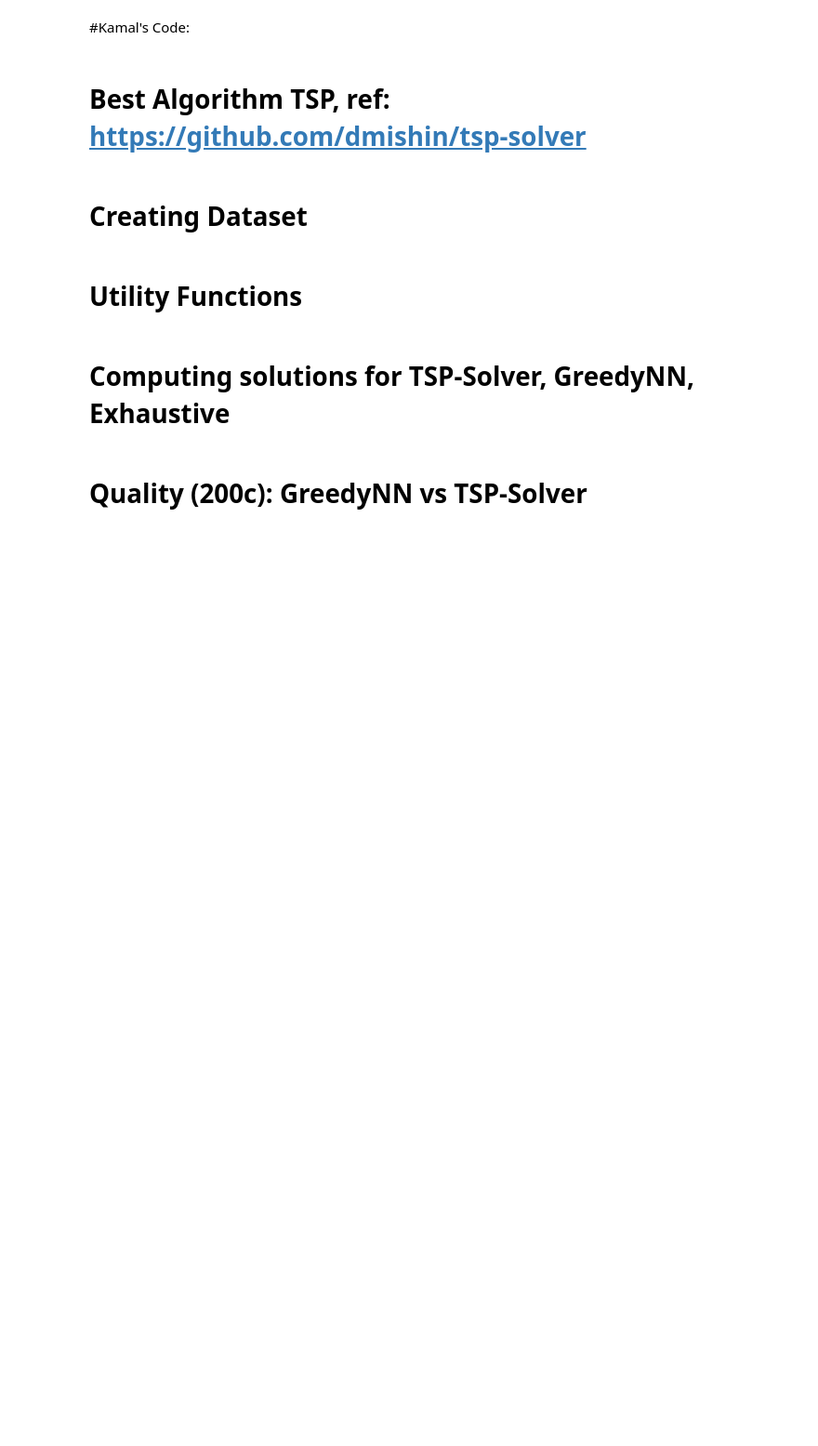
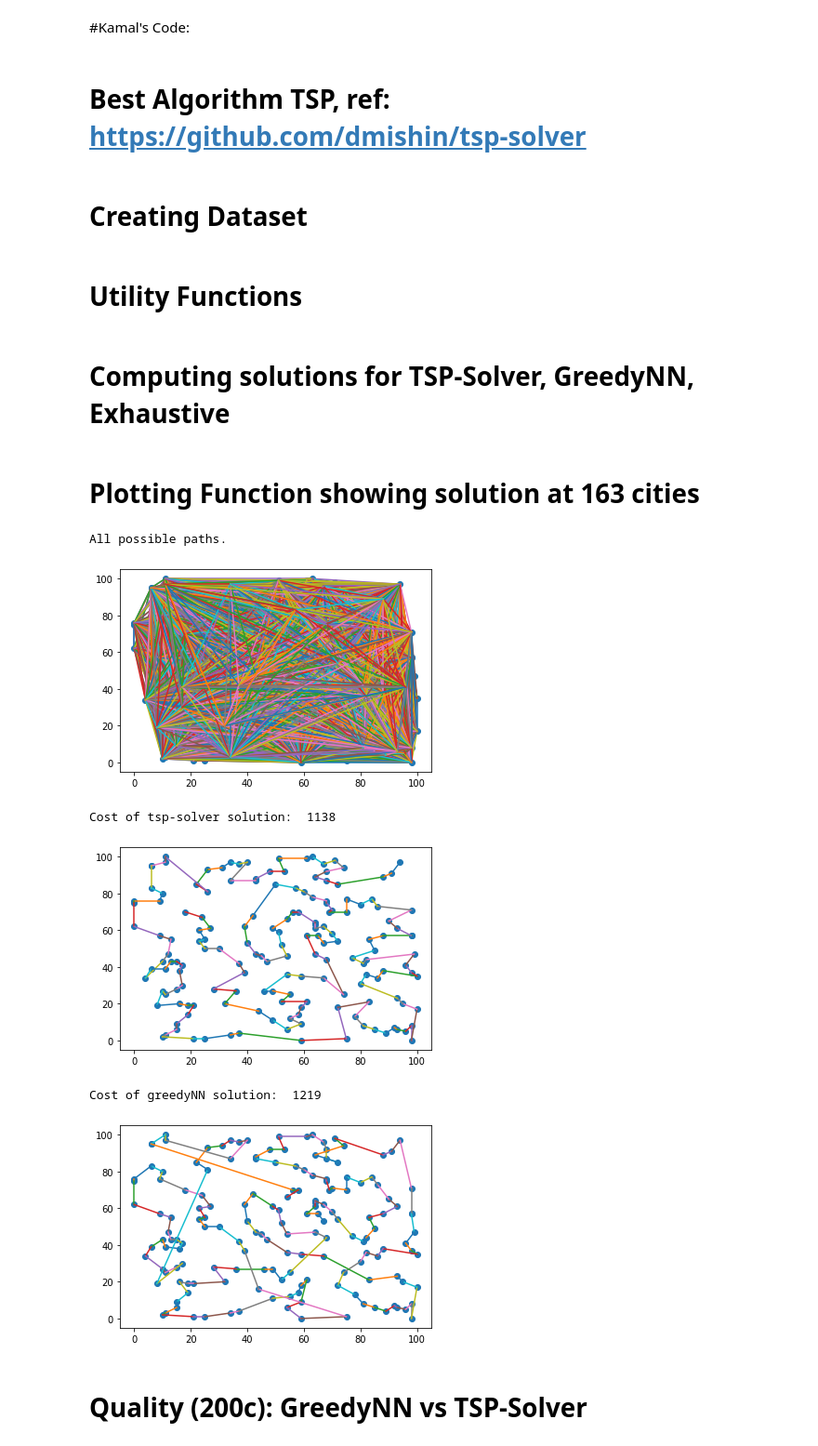
Before and after one commit to sareenv/Travelling-Sales-Man, a Jupyter notebook: visualization.ipynb, the cells around one changed output. Shown at 93% size. Drawn from its saved outputs; the diff is of its cells as text; code cells hidden in the pictures; blank space fills up the shorter version.

```diff
--- a/visualization.ipynb
+++ b/visualization.ipynb
@@ -108,3 +111,21 @@ for i in range(2, 201): # Create 100 graphs of sizes [2,101]
+# %%
+def plotPoints(points):
+    plt.scatter(*zip(*points))
+    for i in range(len(points)):
+        for j in range(i, len(points)):
+            plt.plot([points[i][0], points[j][0]], [points[i][1], points[j][1]])
+    plt.show()
+
+def plotSolution(solution, points):
+    finalPoints = []
+    for city in solution:
+        for point in range(len(points)):
+            if city==point:
+                finalPoints.append(points[point])
+    plt.scatter(*zip(*finalPoints))
+    for i in range(len(points) -1):
+        plt.plot([finalPoints[i][0], finalPoints[i+1][0]], [finalPoints[i][1], finalPoints[i+1][1]])
+    plt.show()
 # %% [markdown]
 # Utility Functions
 # %%
@@ -179,6 +200,24 @@ filter_cost_gnn, filter_time_gnn = filter_costs_times(sol2, cost2, time2)
 # %%
 sol3, cost3, time3 = get_solutions_costs_times(exhaustive_search, graphList, maxTime=3)
 filter_cost_exhaus, filter_time_exhaus = filter_costs_times(sol3, cost3, time3)
+# %% [markdown]
+# Plotting Function showing solution at 163 cities
+# %%
+n = 4096 # 4000/25 = 163 cities
+
+print("All possible paths.")
+plotPoints(pointsList[n])
+print("Cost of tsp-solver solution: ", round(cost(graphList[n], sol1[n])))
+plotSolution(sol1[n], pointsList[n])
+print("Cost of greedyNN solution: ", round(cost(graphList[n], sol2[n])))
+plotSolution(sol2[n], pointsList[n])
+# %% [output]
+All possible paths.
+[figure, added]
+Cost of tsp-solver solution:  1138
+[figure, added]
+Cost of greedyNN solution:  1219
+[figure, added]
 # %% [markdown]
 
 # Quality (200c): GreedyNN vs TSP-Solver
```
Also changed, not shown: parts of 7 cells of this notebook.
